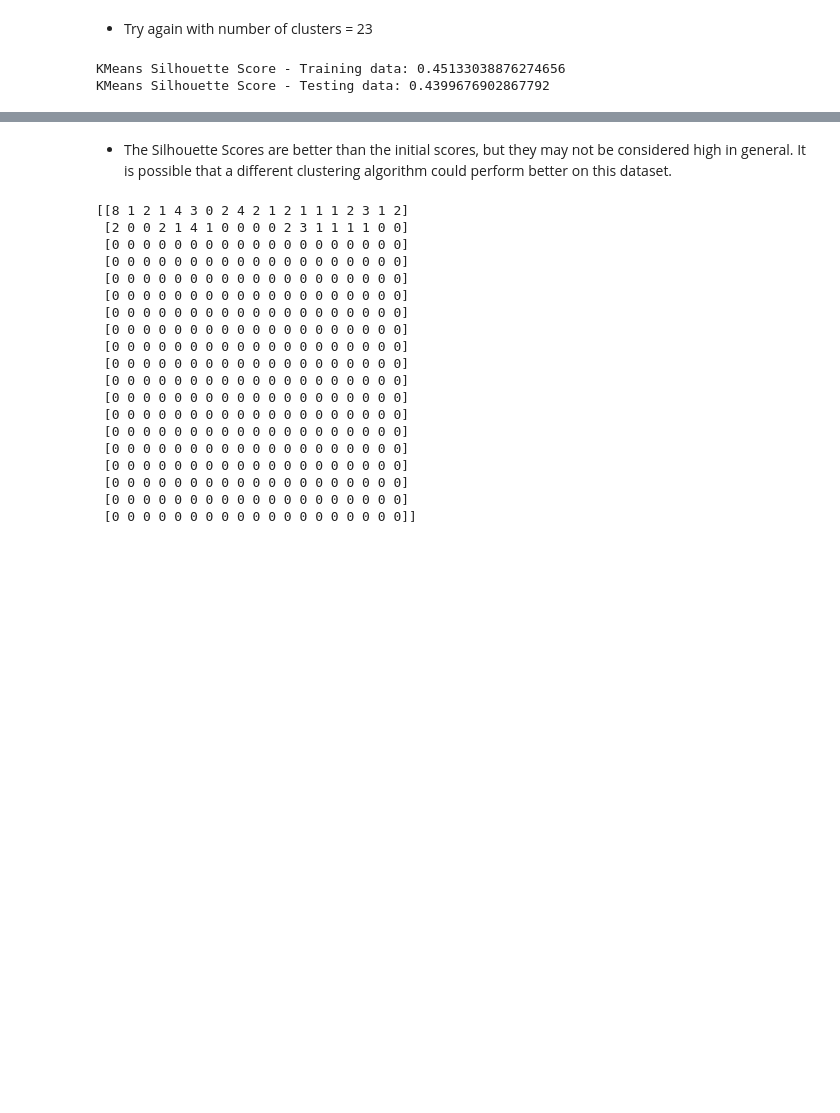
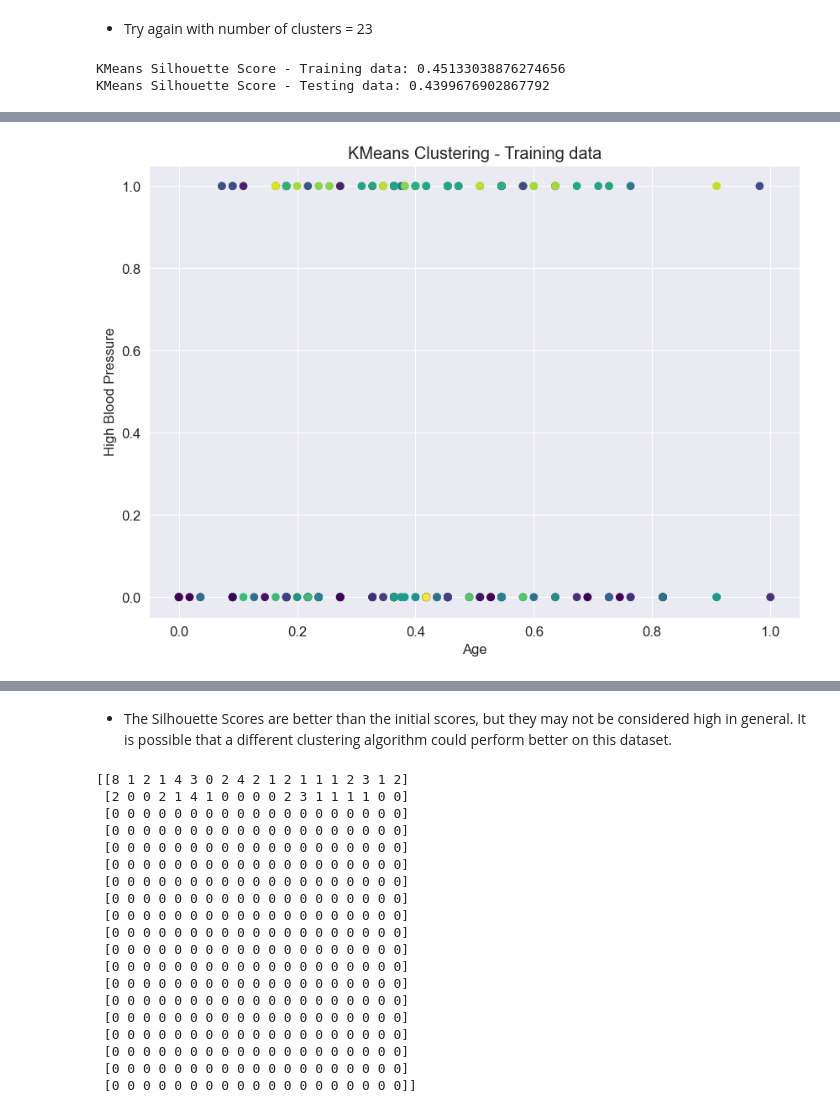
Before and after one commit to ndminhvn/UH-COSC3337, a Jupyter notebook: Homeworks/HW4/hw4_student/Nguyen_Minh_3337_HW4.ipynb, the cells around one changed output, grey strips where cells are left out. Drawn from its saved outputs; the diff is of its cells as text; code cells hidden in the pictures; blank space fills up the shorter version.

```diff
--- a/Homeworks/HW4/hw4_student/Nguyen_Minh_3337_HW4.ipynb
+++ b/Homeworks/HW4/hw4_student/Nguyen_Minh_3337_HW4.ipynb
@@ -302,0 +314,9 @@ KMeans Silhouette Score - Testing data: 0.4399676902867792
+# %%
+# training data
+plt.scatter(train_x.iloc[:, 0], train_x.iloc[:, 5], c=kmeans_train_clusters, cmap='viridis')
+plt.title('KMeans Clustering - Training data')
+plt.xlabel('Age')
+plt.ylabel('High Blood Pressure')
+plt.show()
+# %% [output]
+[figure, added]
```
Also changed, not shown: parts of 17 cells of this notebook.
